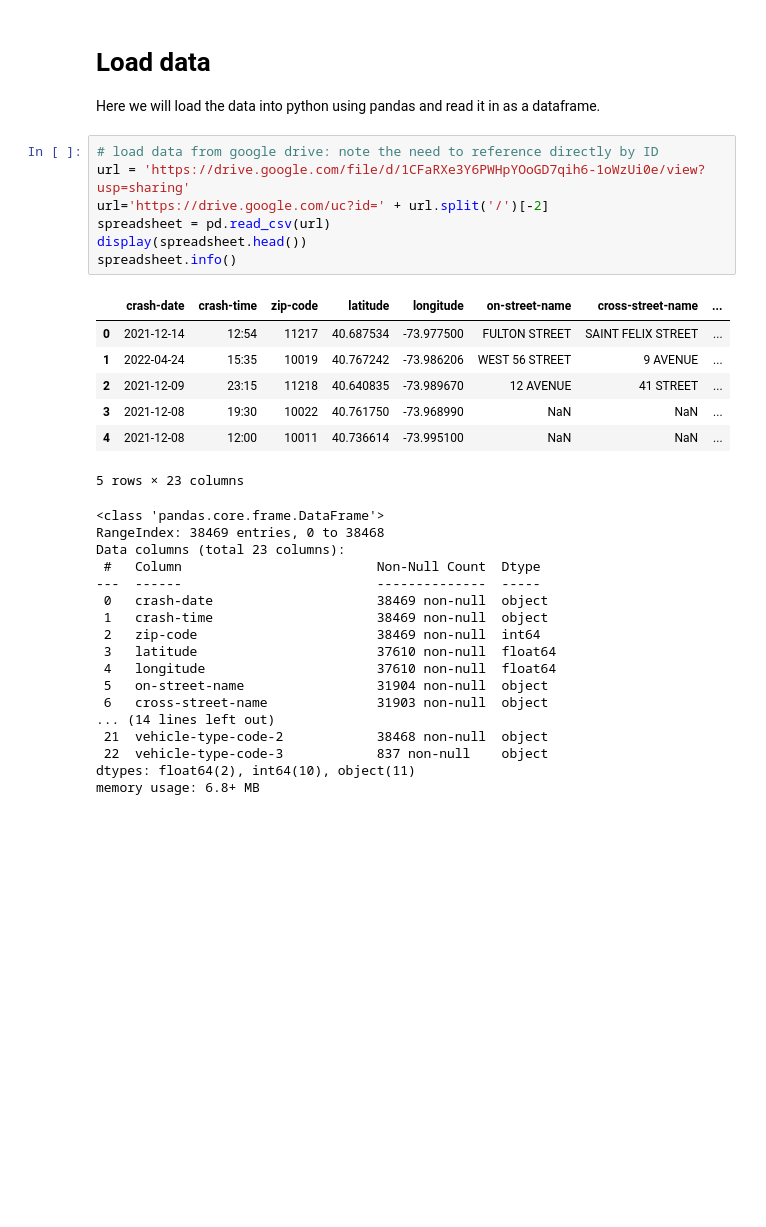
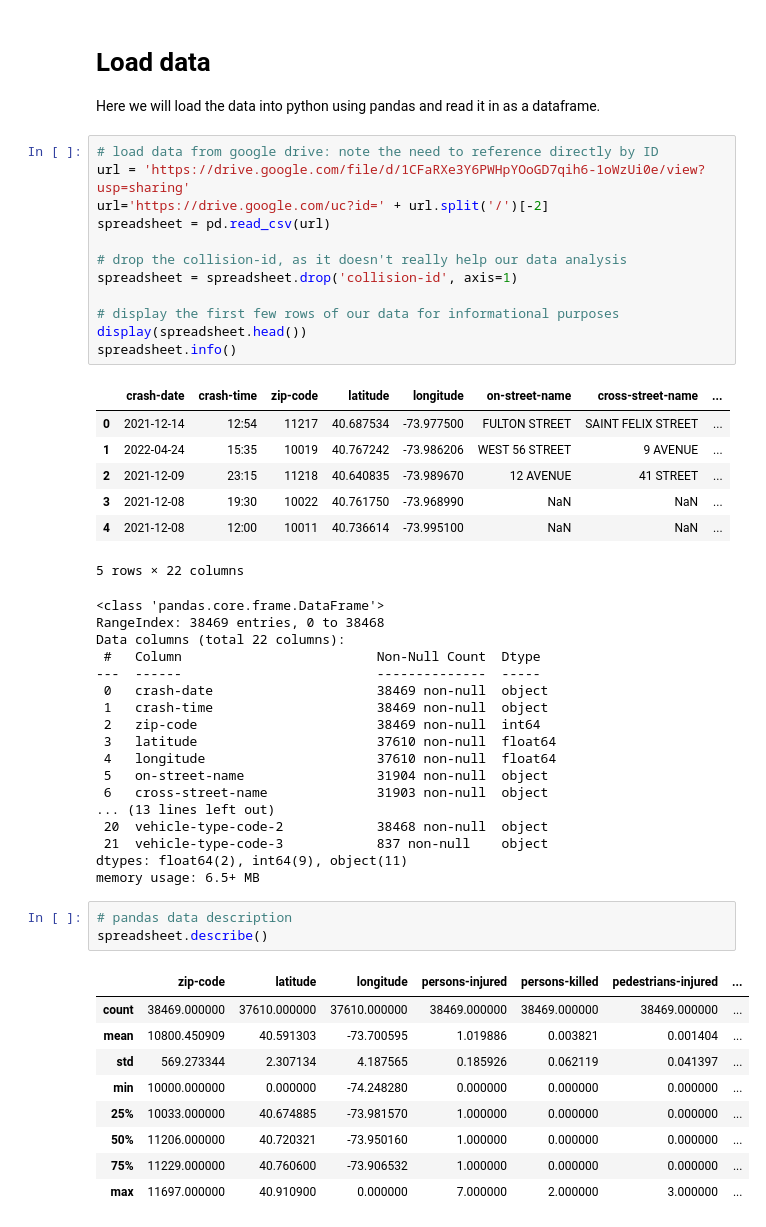
Before and after one commit to vanepsm/cs5262-cyclist-crashes-nyc, a Jupyter notebook: nyc_cyclist_accidents.ipynb, the cells around one changed output. Cells and saved outputs as stored; diff of their text form; blank space fills up the shorter version.

```diff
--- a/nyc_cyclist_accidents.ipynb
+++ b/nyc_cyclist_accidents.ipynb
@@ -198,6 +198,11 @@ Here we will load the data into python using pandas and read it in as a datafram
 url = 'https://drive.google.com/file/d/1CFaRXe3Y6PWHpYOoGD7qih6-1oWzUi0e/view?usp=sharing'
 url='https://drive.google.com/uc?id=' + url.split('/')[-2]
 spreadsheet = pd.read_csv(url)
+
+# drop the collision-id, as it doesn't really help our data analysis
+spreadsheet = spreadsheet.drop('collision-id', axis=1)
+
+# display the first few rows of our data for informational purposes
 display(spreadsheet.head())
 spreadsheet.info()
 # %% [output]
@@ -207,10 +212,10 @@ spreadsheet.info()
 | 2 | 2021-12-09 | 23:15 | 11218 | 40.640835 | -73.989670 | 12 AVENUE | 41 STREET | ... |
 | 3 | 2021-12-08 | 19:30 | 10022 | 40.761750 | -73.968990 | NaN | NaN | ... |
 | 4 | 2021-12-08 | 12:00 | 10011 | 40.736614 | -73.995100 | NaN | NaN | ... |
-5 rows × 23 columns
+5 rows × 22 columns
 <class 'pandas.core.frame.DataFrame'>
 RangeIndex: 38469 entries, 0 to 38468
-Data columns (total 23 columns):
+Data columns (total 22 columns):
  #   Column                         Non-Null Count  Dtype
 ---  ------                         --------------  -----
  0   crash-date                     38469 non-null  object
@@ -220,8 +225,21 @@ Data columns (total 23 columns):
  4   longitude                      37610 non-null  float64
  5   on-street-name                 31904 non-null  object
  6   cross-street-name              31903 non-null  object
-... (14 lines left out)
- 21  vehicle-type-code-2            38468 non-null  object
- 22  vehicle-type-code-3            837 non-null    object
-dtypes: float64(2), int64(10), object(11)
-memory usage: 6.8+ MB
+... (13 lines left out)
+ 20  vehicle-type-code-2            38468 non-null  object
+ 21  vehicle-type-code-3            837 non-null    object
+dtypes: float64(2), int64(9), object(11)
+memory usage: 6.5+ MB
+# %%
+# pandas data description
+spreadsheet.describe()
+# %% [output]
+|  | zip-code | latitude | longitude | persons-injured | persons-killed | pedestrians-injured | ... |
+| count | 38469.000000 | 37610.000000 | 37610.000000 | 38469.000000 | 38469.000000 | 38469.000000 | ... |
+| mean | 10800.450909 | 40.591303 | -73.700595 | 1.019886 | 0.003821 | 0.001404 | ... |
+| std | 569.273344 | 2.307134 | 4.187565 | 0.185926 | 0.062119 | 0.041397 | ... |
+| min | 10000.000000 | 0.000000 | -74.248280 | 0.000000 | 0.000000 | 0.000000 | ... |
+| 25% | 10033.000000 | 40.674885 | -73.981570 | 1.000000 | 0.000000 | 0.000000 | ... |
+| 50% | 11206.000000 | 40.720321 | -73.950160 | 1.000000 | 0.000000 | 0.000000 | ... |
+| 75% | 11229.000000 | 40.760600 | -73.906532 | 1.000000 | 0.000000 | 0.000000 | ... |
+| max | 11697.000000 | 40.910900 | 0.000000 | 7.000000 | 2.000000 | 3.000000 | ... |
```
